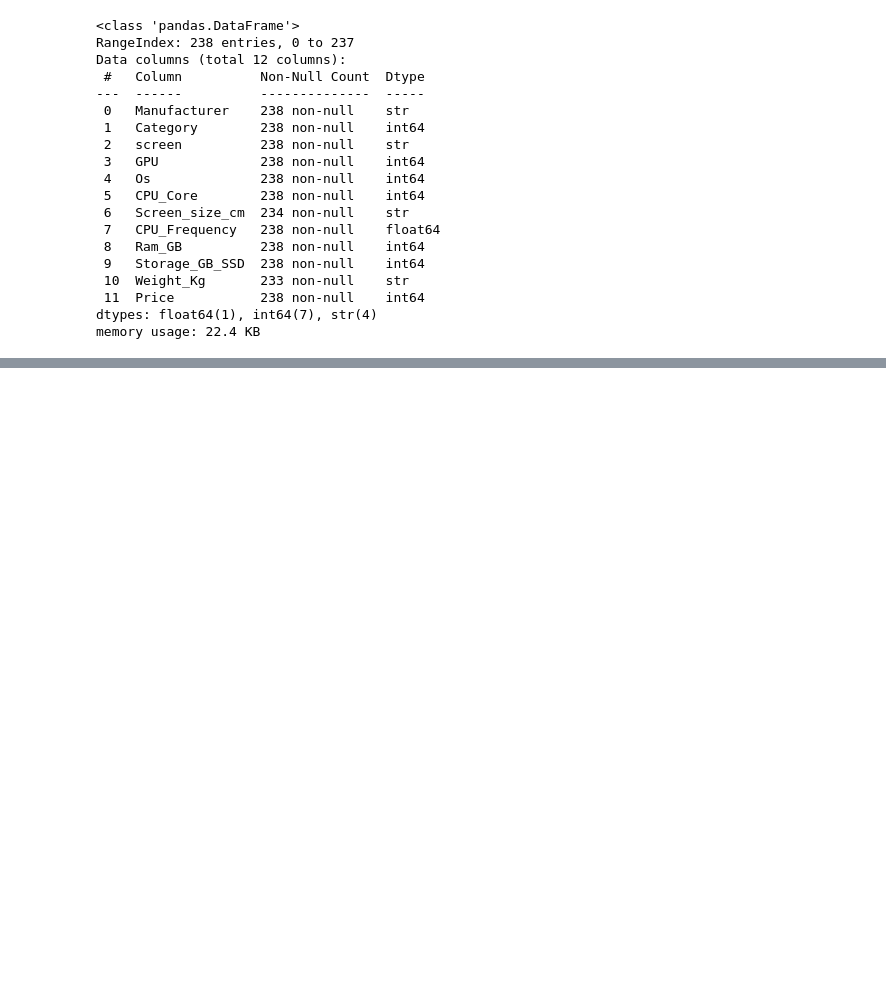
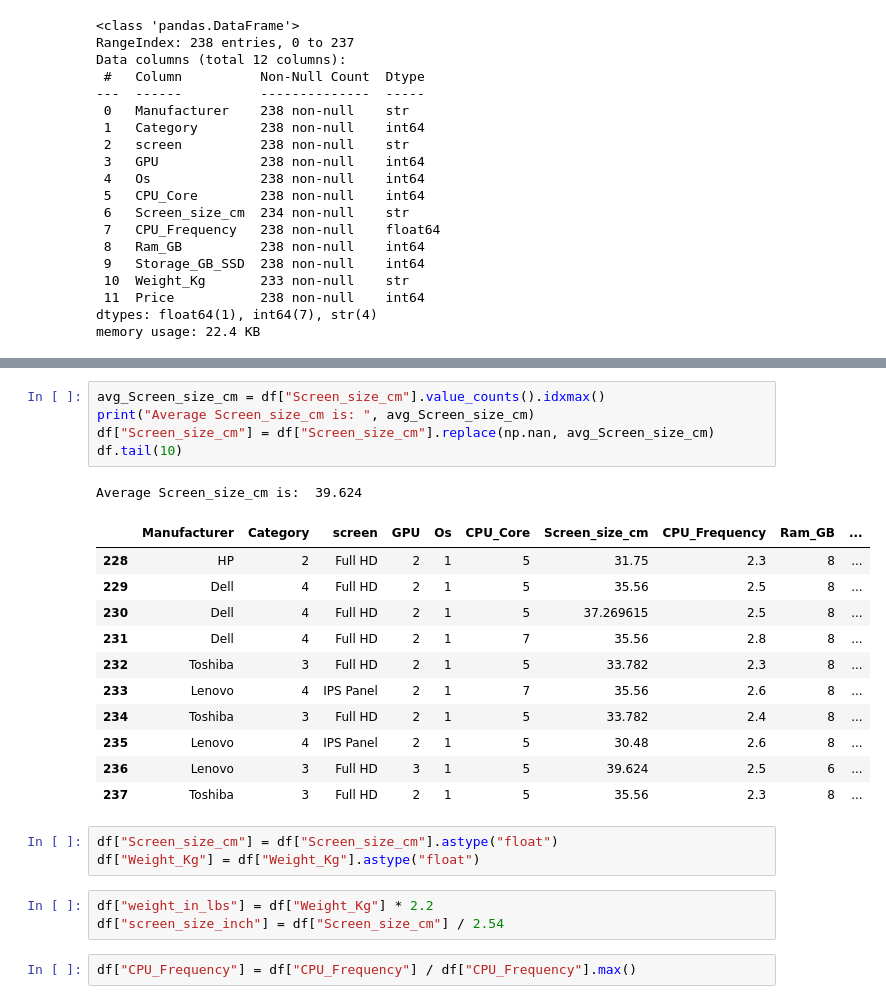
Before and after one commit to codemewithc/Python-projects, a Jupyter notebook: Data_analysis_with_python/Laptop_pricing.ipynb, the cells around one changed output, grey strips where cells are left out. Drawn from its saved outputs; the diff is of its cells as text; blank space fills up the shorter version.

```diff
--- a/Data_analysis_with_python/Laptop_pricing.ipynb
+++ b/Data_analysis_with_python/Laptop_pricing.ipynb
@@ -71,0 +119,26 @@ memory usage: 22.4 KB
+# %%
+avg_Screen_size_cm = df["Screen_size_cm"].value_counts().idxmax()
+print("Average Screen_size_cm is: ", avg_Screen_size_cm)
+df["Screen_size_cm"] = df["Screen_size_cm"].replace(np.nan, avg_Screen_size_cm)
+df.tail(10)
+# %% [output]
+Average Screen_size_cm is:  39.624
+|  | Manufacturer | Category | screen | GPU | Os | CPU_Core | Screen_size_cm | CPU_Frequency | Ram_GB | ... |
+| 228 | HP | 2 | Full HD | 2 | 1 | 5 | 31.75 | 2.3 | 8 | ... |
+| 229 | Dell | 4 | Full HD | 2 | 1 | 5 | 35.56 | 2.5 | 8 | ... |
+| 230 | Dell | 4 | Full HD | 2 | 1 | 5 | 37.269615 | 2.5 | 8 | ... |
+| 231 | Dell | 4 | Full HD | 2 | 1 | 7 | 35.56 | 2.8 | 8 | ... |
+| 232 | Toshiba | 3 | Full HD | 2 | 1 | 5 | 33.782 | 2.3 | 8 | ... |
+| 233 | Lenovo | 4 | IPS Panel | 2 | 1 | 7 | 35.56 | 2.6 | 8 | ... |
+| 234 | Toshiba | 3 | Full HD | 2 | 1 | 5 | 33.782 | 2.4 | 8 | ... |
+| 235 | Lenovo | 4 | IPS Panel | 2 | 1 | 5 | 30.48 | 2.6 | 8 | ... |
+| 236 | Lenovo | 3 | Full HD | 3 | 1 | 5 | 39.624 | 2.5 | 6 | ... |
+| 237 | Toshiba | 3 | Full HD | 2 | 1 | 5 | 35.56 | 2.3 | 8 | ... |
+# %%
+df["Screen_size_cm"] = df["Screen_size_cm"].astype("float")
+df["Weight_Kg"] = df["Weight_Kg"].astype("float")
+# %%
+df["weight_in_lbs"] = df["Weight_Kg"] * 2.2
+df["screen_size_inch"] = df["Screen_size_cm"] / 2.54
+# %%
+df["CPU_Frequency"] = df["CPU_Frequency"] / df["CPU_Frequency"].max()
```
Also changed, not shown: parts of 10 cells of this notebook.
